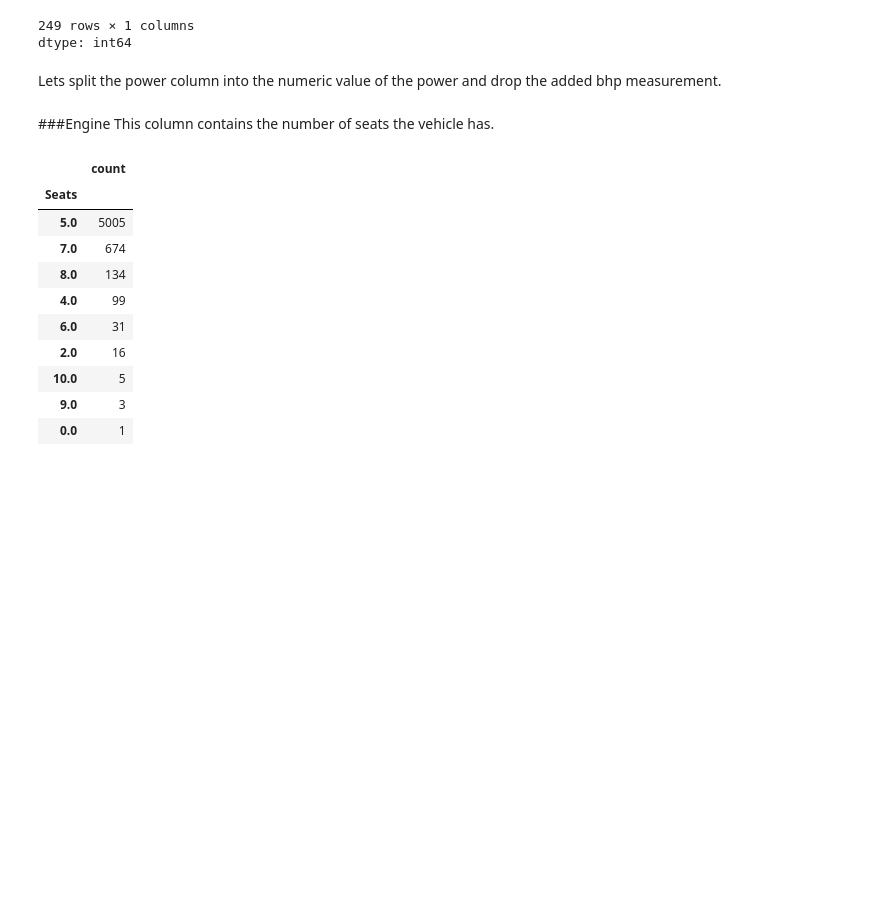
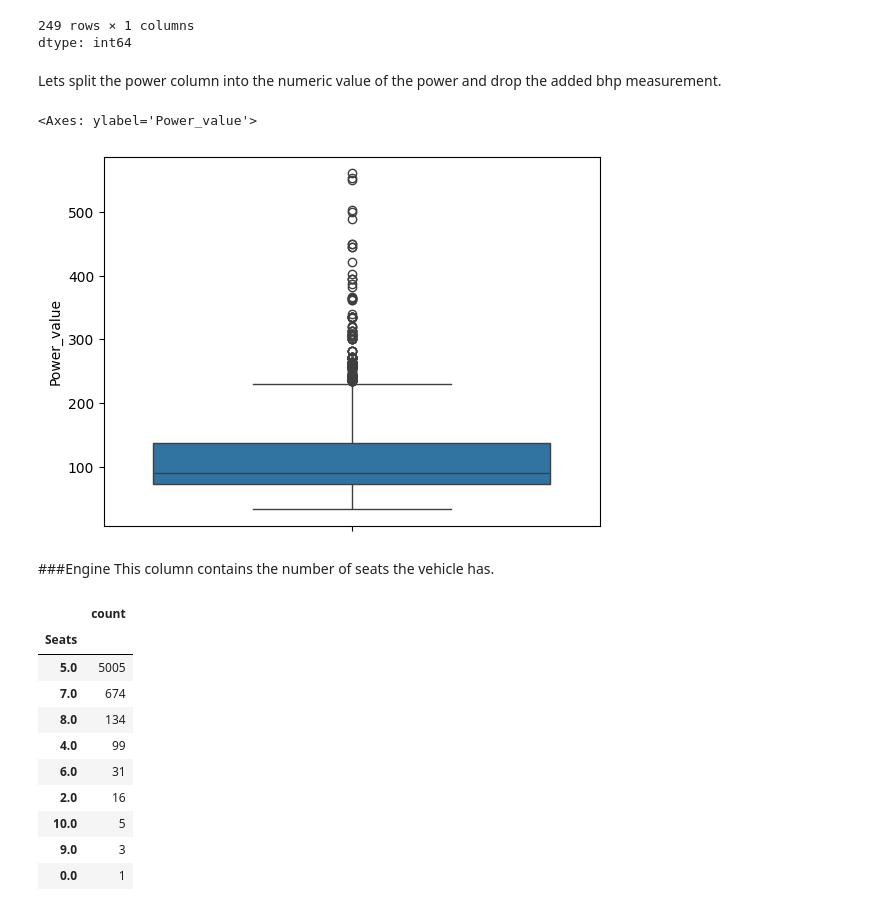
Before and after one commit to kevin-joseph08/UsedCarPriceEDA, a Jupyter notebook: Capstone_EDA.ipynb, the cells around one changed output. Drawn from its saved outputs; the diff is of its cells as text; code cells hidden in the pictures; blank space fills up the shorter version.

```diff
--- a/Capstone_EDA.ipynb
+++ b/Capstone_EDA.ipynb
@@ -495,6 +485,11 @@ test.drop('Power_measure', axis=1, inplace=True)
 # %%
 train['Power_value'] = train['Power_value'].astype(float)
 test['Power_value'] = test['Power_value'].astype(float)
+# %%
+sns.boxplot(train['Power_value'])
+# %% [output]
+<Axes: ylabel='Power_value'>
+[figure, added]
 # %% [markdown]
 ###Engine
 This column contains the number of seats the vehicle has.
```
Also changed, not shown: parts of 5 cells of this notebook.
